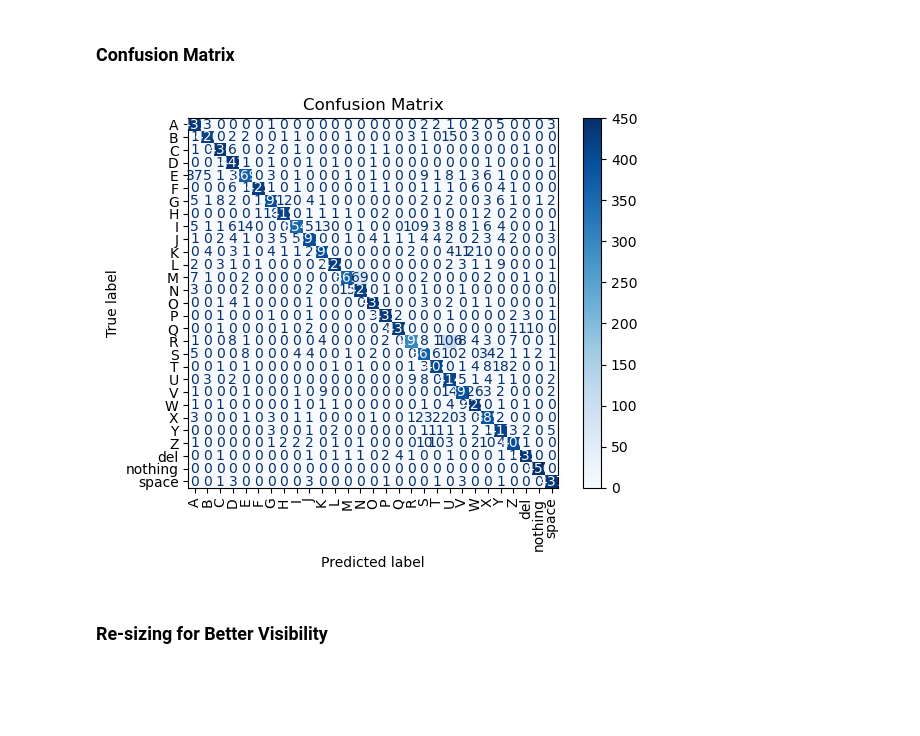
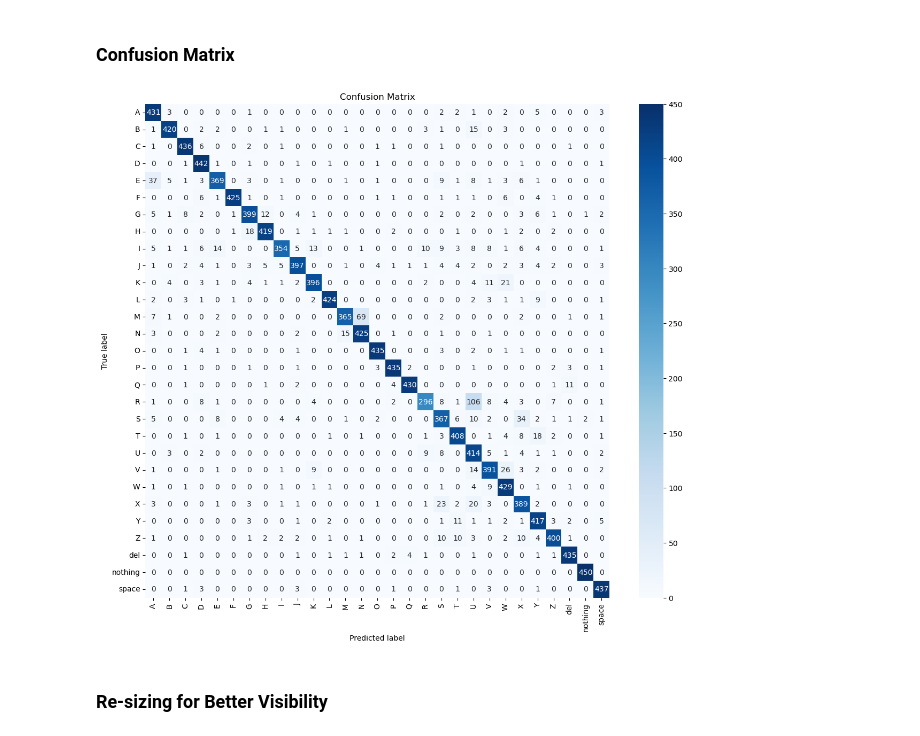
Before and after one commit to framedforfun/Phase-3-Beyond-Words-Capstone, a Jupyter notebook: code/sprint_3.ipynb, the cells around one changed output. Drawn from its saved outputs; the diff is of its cells as text; code cells hidden in the pictures; blank space fills up the shorter version.

```diff
--- a/code/sprint_3.ipynb
+++ b/code/sprint_3.ipynb
@@ -964,21 +1010,24 @@ from sklearn.metrics import ConfusionMatrixDisplay
 # %%
+if checkpoint_available:
+    cm = confusion_matrix(y_true, y_pred)
 
-cm = confusion_matrix(y_true, y_pred)
-
-disp = ConfusionMatrixDisplay(
-    confusion_matrix=cm,
-    display_labels=class_names
-)
-
-disp.plot(
-    xticks_rotation=90,
-    cmap="Blues"
-)
-
-plt.title("Confusion Matrix")
-plt.show()
+    plt.figure(figsize=(14, 12))
+    sns.heatmap(
+        cm,
+        annot=True,
+        fmt="d",
+        cmap="Blues",
+        xticklabels=class_names,
+        yticklabels=class_names
+    )
+    plt.xlabel("Predicted label")
+    plt.ylabel("True label")
+    plt.title("Confusion Matrix")
+    plt.show()
+else:
+    print("Skipped confusion matrix because the trained model checkpoint is missing.")
 # %% [output]
-[figure, old version]
+[figure, new version]
 # %% [markdown]
 ### Re-sizing for Better Visibility
 # %%
```
Also changed, not shown: parts of 10 cells of this notebook.
